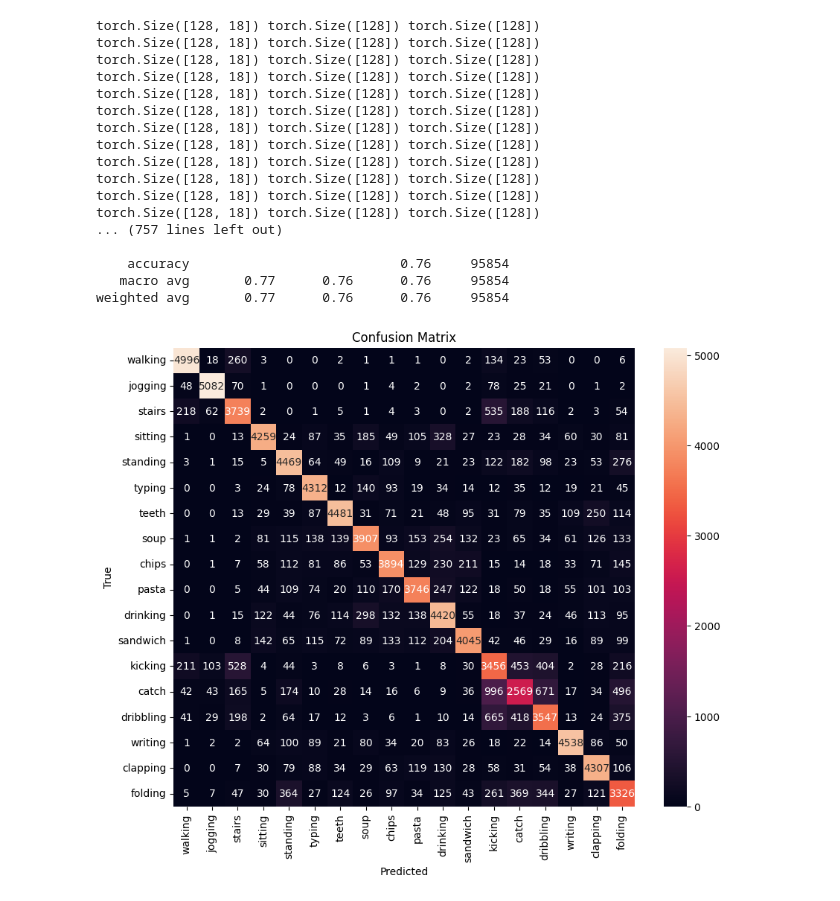
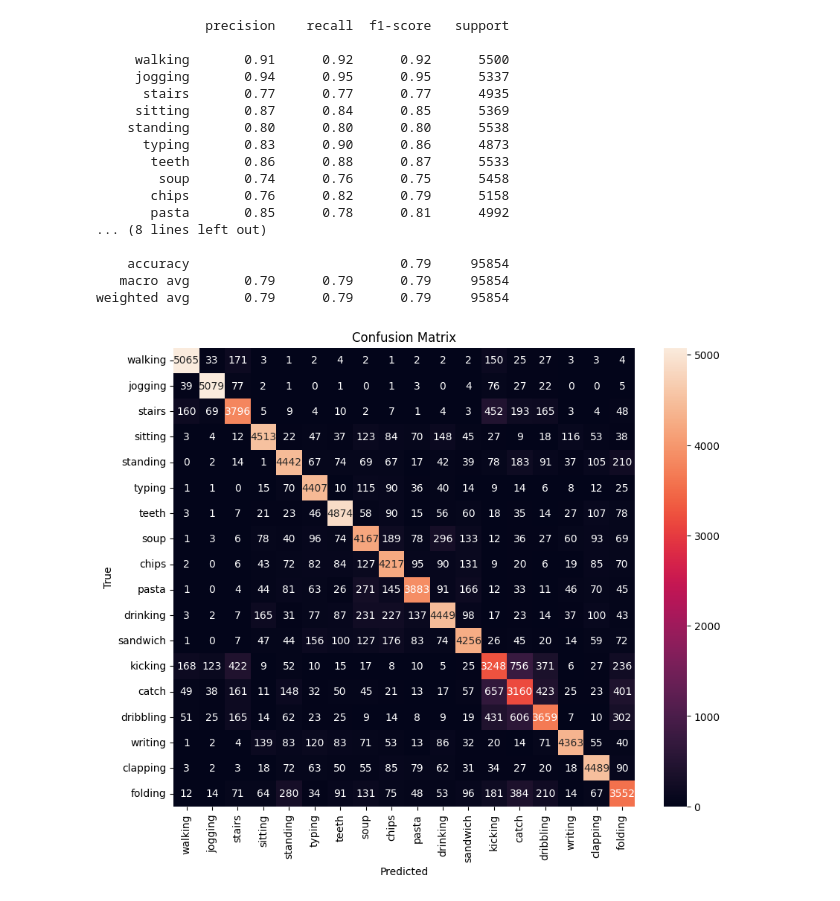
Before and after one commit to shantanu404/har-iot, a Jupyter notebook: notebooks/playground_raw_data.ipynb, the cells around one changed output. Drawn from its saved outputs; the diff is of its cells as text; code cells hidden in the pictures.

```diff
--- a/notebooks/playground_raw_data.ipynb
+++ b/notebooks/playground_raw_data.ipynb
@@ -176,30 +206,27 @@ dataset = HARDataset(subjects, device='phone', sensor='accel', window_size=20, s
 # %%
-torch.save(dataset, '../dataset/har_dataset_phone_accel.pt')
-# dataset = torch.load('../dataset/har_dataset_phone_accel.pt', weights_only=False)
+# torch.save(dataset, '../dataset/har_dataset_phone_accel.pt')
+dataset = torch.load('../dataset/har_dataset_phone_accel.pt', weights_only=False)
 # %%
-# print("Loading dataset from file...")
-# dataset = torch.load('dataset/har_dataset_phone_accel.pt')
-
 train_dataset, test_dataset = train_test_split(dataset, test_size=0.2, random_state=42)
 train_dataset, val_dataset = train_test_split(train_dataset, test_size=0.1, random_state=42)
 
-train_dataloader = DataLoader(train_dataset, batch_size=128, shuffle=True, pin_memory=True, pin_memory_device='cuda')
-test_dataloader = DataLoader(test_dataset, batch_size=128, shuffle=False, pin_memory=True, pin_memory_device='cuda')
-val_dataloader = DataLoader(val_dataset, batch_size=128, shuffle=False, pin_memory=True, pin_memory_device='cuda')
+train_dataloader = DataLoader(train_dataset, batch_size=512, shuffle=True)
+test_dataloader = DataLoader(test_dataset, batch_size=512, shuffle=False)
+val_dataloader = DataLoader(val_dataset, batch_size=512, shuffle=False)
 # %%
 class HARCNN(nn.Module):
     def __init__(self, input_size, num_classes):
         super(HARCNN, self).__init__()
         self.feature_extractor = nn.Sequential(
-            nn.Conv1d(in_channels=3, out_channels=64, kernel_size=11, padding=1),
+            nn.Conv1d(in_channels=3, out_channels=128, kernel_size=11, padding=1),
             nn.ReLU(),
             nn.MaxPool1d(kernel_size=2),
 
-            nn.Conv1d(in_channels=64, out_channels=128, kernel_size=5, padding=1),
+            nn.Conv1d(in_channels=128, out_channels=256, kernel_size=5, padding=1),
             nn.ReLU(),
             nn.MaxPool1d(kernel_size=2),
 
-            nn.Conv1d(in_channels=128, out_channels=256, kernel_size=3, padding=1),
+            nn.Conv1d(in_channels=256, out_channels=512, kernel_size=3, padding=1),
             nn.ReLU(),
             nn.MaxPool1d(kernel_size=2),
 
@@ -207,10 +234,10 @@ class HARCNN(nn.Module):
         )
 
         self.classifier = nn.Sequential(
-            nn.Linear(256, 512),
+            nn.Linear(512, 256),
             nn.ReLU(),
             nn.Dropout(0.5),
-            nn.Linear(512, num_classes)
+            nn.Linear(256, num_classes)
         )
 
     def forward(self, x):
@@ -251,9 +278,11 @@ for epoch in range(epochs):
     total_val_accuracy = 0
     with torch.no_grad():
         for features, labels in val_dataloader:
-            outputs = model(features.to('cuda'))
-            loss = criterion(outputs, labels.to('cuda'))
-            accuracy = (outputs.argmax(dim=1) == labels.argmax(dim=1).to('cuda')).float().mean()
+            features = features.to('cuda')
+            labels = labels.to('cuda')
+            outputs = model(features)
+            loss = criterion(outputs, labels)
+            accuracy = (outputs.argmax(dim=1) == labels.argmax(dim=1)).float().mean()
             total_val_accuracy += accuracy.item()
             total_val_loss += loss.item()
 
@@ -301,50 +330,50 @@ Epoch [12/500], Train Loss: 0.8246, Val Loss: 0.7666, Val Acc: 0.7370
 # Load the best model state
 model.load_state_dict(best_model_state)
 
 # Evaluate on test set
 model.eval()
 all_preds = []
 all_labels = []
 with torch.no_grad():
     for features, labels in test_dataloader:
         features = features.to('cuda')
-        labels = torch.argmax(labels, dim=1).to('cuda')
+        labels = labels.to('cuda')
+
+        labels = torch.argmax(labels, dim=1)
 
         outputs = model(features)
         predicted = torch.argmax(outputs, dim=1)
-
-        print(outputs.shape, predicted.shape, labels.shape)
 
         all_preds.append(predicted.cpu().numpy())
         all_labels.append(labels.cpu().numpy())
 
 all_labels = np.concat(all_labels, axis=0)
 all_preds = np.concat(all_preds, axis=0)
 
 print(classification_report(all_labels, all_preds, target_names=[ACTIVITY_MAP[key] for key in ACTIVITY_CODE.keys()]))
 conf_mat = confusion_matrix(all_labels, all_preds)
 plt.figure(figsize=(10, 8))
 sns.heatmap(conf_mat, annot=True, fmt='d', xticklabels=[ACTIVITY_MAP[key] for key in ACTIVITY_CODE.keys()], yticklabels=[ACTIVITY_MAP[key] for key in ACTIVITY_CODE.keys()])
 plt.xlabel('Predicted')
 plt.ylabel('True')
 plt.title('Confusion Matrix')
 plt.show()
 # %% [output]
-torch.Size([128, 18]) torch.Size([128]) torch.Size([128])
-torch.Size([128, 18]) torch.Size([128]) torch.Size([128])
-torch.Size([128, 18]) torch.Size([128]) torch.Size([128])
-torch.Size([128, 18]) torch.Size([128]) torch.Size([128])
-torch.Size([128, 18]) torch.Size([128]) torch.Size([128])
-torch.Size([128, 18]) torch.Size([128]) torch.Size([128])
-torch.Size([128, 18]) torch.Size([128]) torch.Size([128])
-torch.Size([128, 18]) torch.Size([128]) torch.Size([128])
-torch.Size([128, 18]) torch.Size([128]) torch.Size([128])
-torch.Size([128, 18]) torch.Size([128]) torch.Size([128])
-torch.Size([128, 18]) torch.Size([128]) torch.Size([128])
-torch.Size([128, 18]) torch.Size([128]) torch.Size([128])
-... (757 lines left out)
+              precision    recall  f1-score   support
 
-    accuracy                           0.76     95854
-   macro avg       0.77      0.76      0.76     95854
-weighted avg       0.77      0.76      0.76     95854
+     walking       0.91      0.92      0.92      5500
+     jogging       0.94      0.95      0.95      5337
+      stairs       0.77      0.77      0.77      4935
+     sitting       0.87      0.84      0.85      5369
+    standing       0.80      0.80      0.80      5538
+      typing       0.83      0.90      0.86      4873
+       teeth       0.86      0.88      0.87      5533
+        soup       0.74      0.76      0.75      5458
+       chips       0.76      0.82      0.79      5158
+       pasta       0.85      0.78      0.81      4992
+... (8 lines left out)
+
+    accuracy                           0.79     95854
+   macro avg       0.79      0.79      0.79     95854
+weighted avg       0.79      0.79      0.79     95854
-[figure, old version]
+[figure, new version]
```
Also changed, not shown: parts of 6 cells of this notebook, 2 other files.
